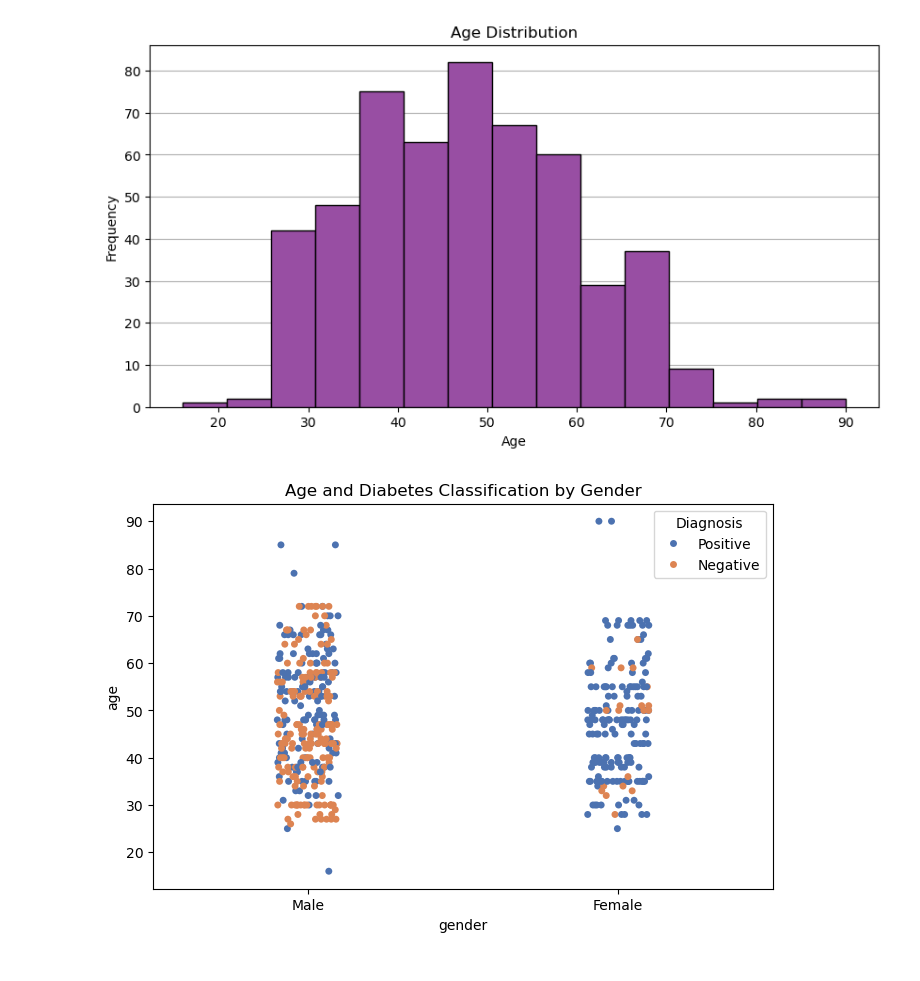
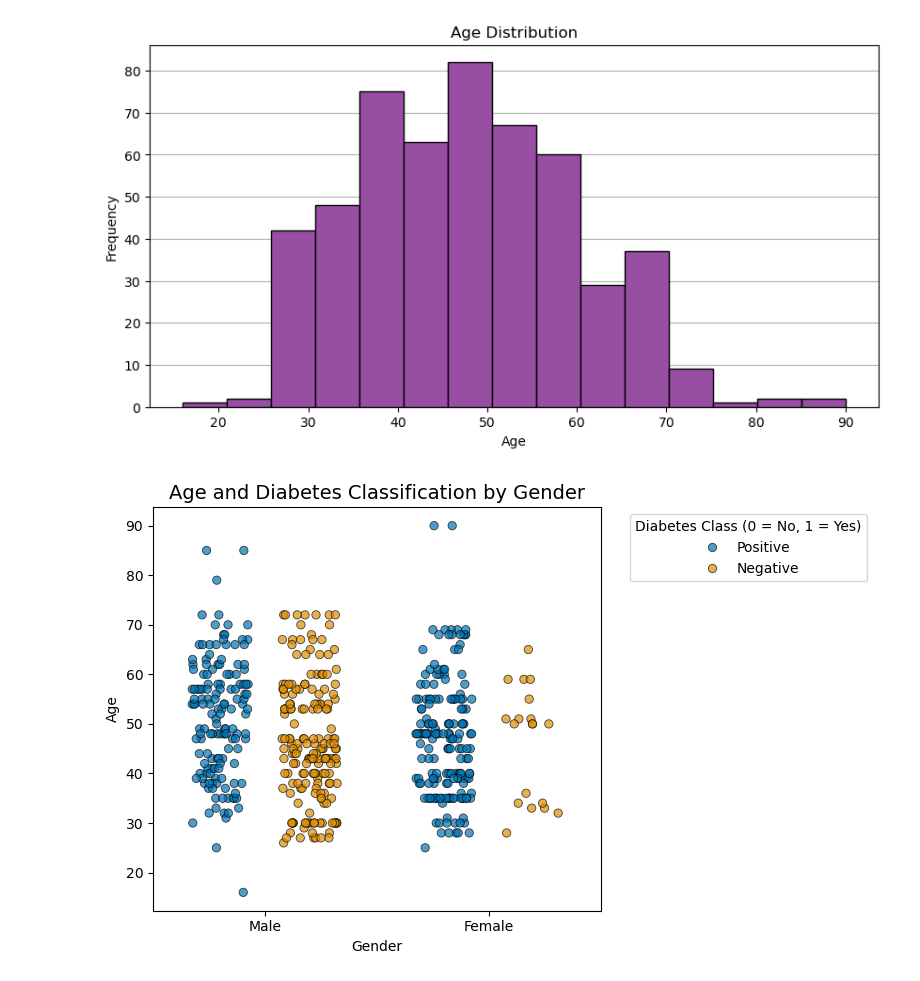
Before and after one commit to kristycy-yiu/ds_team5_diabetes, a Jupyter notebook: notebooks/preliminary_analysis.ipynb, the cells around one changed output. Drawn from its saved outputs; the diff is of its cells as text; code cells hidden in the pictures.

```diff
--- a/notebooks/preliminary_analysis.ipynb
+++ b/notebooks/preliminary_analysis.ipynb
@@ -401,16 +401,37 @@ plt.ylabel('Frequency')
 plt.show()
 # %% [output]
 [figure]
-# %%
-# Visualization: Age and Diabetes Classification by Gender
-
-plt.figure(figsize=(8,5))
-sns.stripplot(data=diabetes, x='gender', y='age', hue='class', jitter=True, palette='deep')
-plt.title('Age and Diabetes Classification by Gender')
-plt.legend(title='Diagnosis', loc='upper right')
-plt.show()
-# %% [output]
-[figure, removed]
+# %%
+plt.figure(figsize=(8, 5))
+
+sns.stripplot(
+    data=diabetes,
+    x='gender',
+    y='age',
+    hue='class',
+    jitter=0.25,
+    dodge=True,
+    alpha=0.7,
+    size=6,
+    palette='colorblind',
+    edgecolor='black',
+    linewidth=0.6
+)
+
+plt.title('Age and Diabetes Classification by Gender', fontsize=14)
+plt.xlabel('Gender')
+plt.ylabel('Age')
+
+plt.legend(
+    title='Diabetes Class (0 = No, 1 = Yes)',
+    bbox_to_anchor=(1.05, 1),
+    loc='upper left'
+)
+
+plt.tight_layout()
+plt.show()
+# %% [output]
+[figure, added]
 # %%
 # Visualization: Symptom Prevalence by Diabetes Status
 
```
Also changed, not shown: parts of 3 cells of this notebook, 2 other files.
